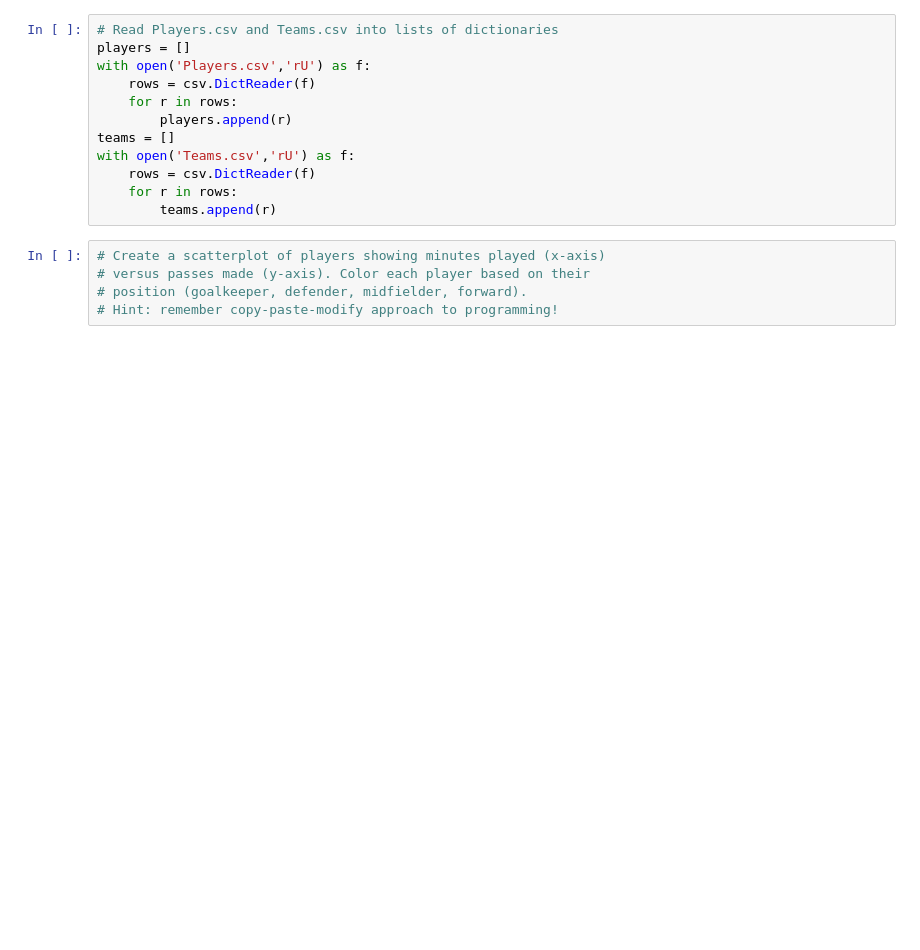
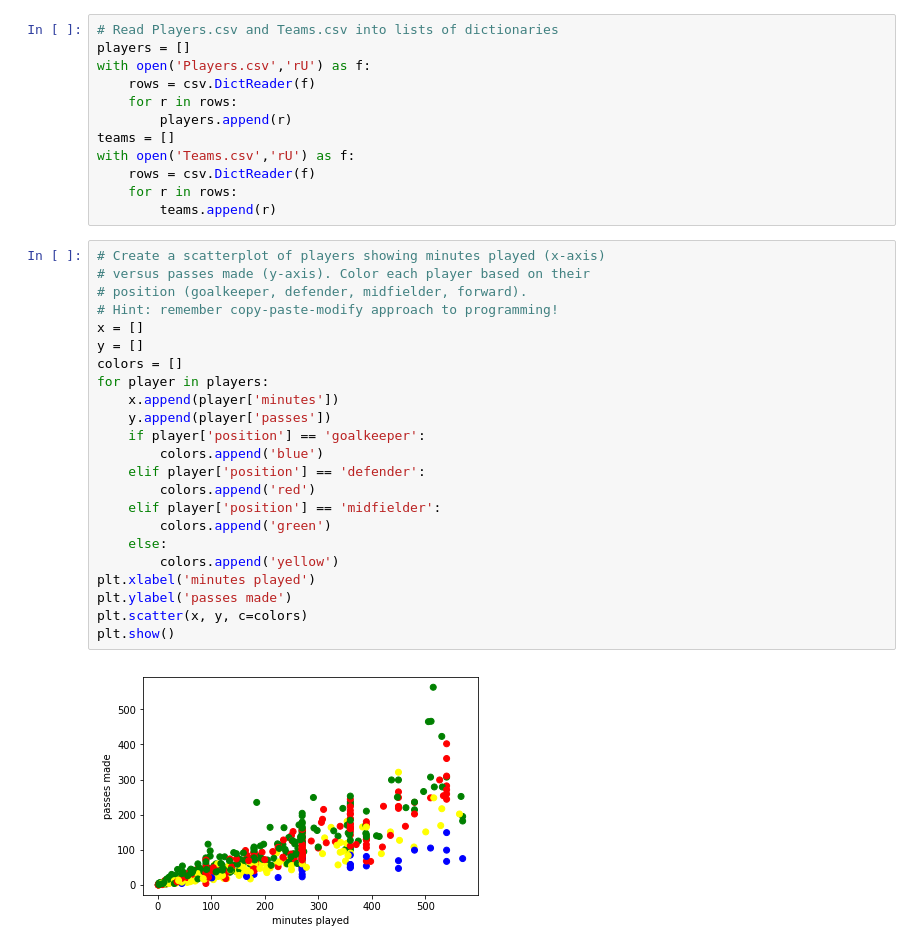
Before and after one commit to eloyekunle/widomPython, a Jupyter notebook: PythonPlotting.ipynb, the cells around one changed output. Saved outputs shown, nothing was run; the diff lists cells and outputs as text; blank space fills up the shorter version.

Commit message:
Finished work on Plotting

```diff
--- a/PythonPlotting.ipynb
+++ b/PythonPlotting.ipynb
@@ -128,8 +128,28 @@ with open('Teams.csv','rU') as f:
 # %%
 # Create a scatterplot of players showing minutes played (x-axis)
 # versus passes made (y-axis). Color each player based on their
 # position (goalkeeper, defender, midfielder, forward).
 # Hint: remember copy-paste-modify approach to programming!
+x = []
+y = []
+colors = []
+for player in players:
+    x.append(player['minutes'])
+    y.append(player['passes'])
+    if player['position'] == 'goalkeeper':
+        colors.append('blue')
+    elif player['position'] == 'defender':
+        colors.append('red')
+    elif player['position'] == 'midfielder':
+        colors.append('green')
+    else:
+        colors.append('yellow')
+plt.xlabel('minutes played')
+plt.ylabel('passes made')
+plt.scatter(x, y, c=colors)
+plt.show()
+# %% [output]
+[figure, added]
 # %%
 # Create a bar chart showing the number of teams with 0, 1, and 2 red cards.
 # Reminder: redCards is a string, so convert or compare accordingly
```
Also changed, not shown: parts of 3 cells of this notebook.
